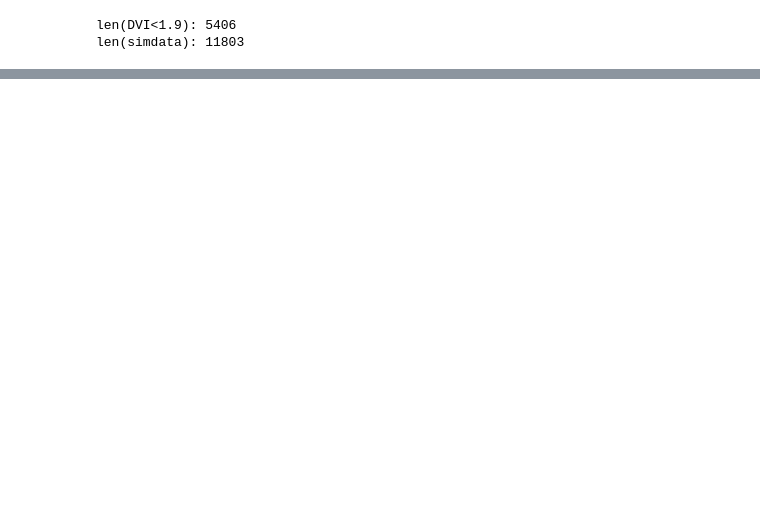
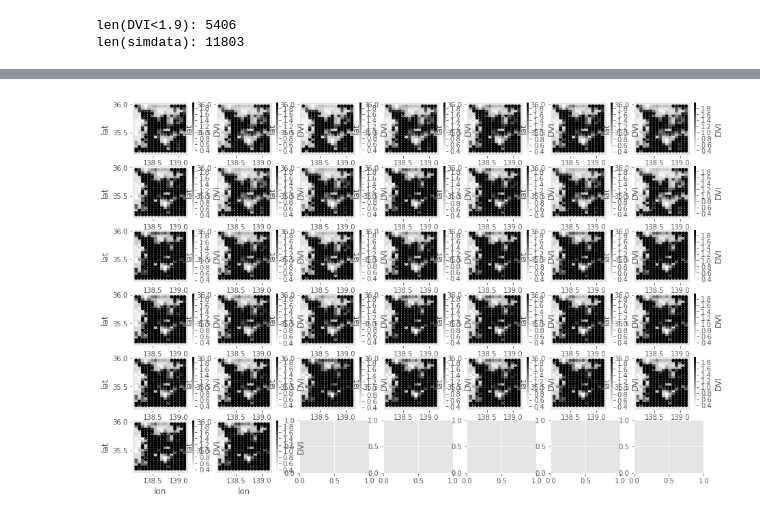
Before and after one commit to ky0on/simriw, a Jupyter notebook: plot.ipynb, the cells around one changed output, grey strips where cells are left out. Saved outputs shown, nothing was run; the diff lists cells and outputs as text; code cells hidden in the pictures; blank space fills up the shorter version.

Commit message:
disable map plot

```diff
--- a/plot.ipynb
+++ b/plot.ipynb
@@ -9,7 +9,6 @@ simdata = [pd.read_csv(csvpath) for csvpath in glob.glob('simdata/*.csv')]
 simdata = pd.concat(simdata, axis=0)
 # %%
 import folium
-from folium.plugins import HeatMap
 
 simdata_grouped = simdata.groupby(by=['meshcode', 'year']).DVI.max()
 print('len(DVI<1.9):', (simdata_grouped < 1.9).sum())
@@ -27,15 +26,23 @@ simdata = simdata_grouped.reset_index()
 simdata['lat'] = simdata.meshcode.astype(str).apply(meshcode2lat)
 simdata['lon'] = simdata.meshcode.astype(str).apply(meshcode2lon)
 
-for year in simdata.year.unique():
-    map = folium.Map([35.962500, 139.11875], tiles='stamentoner', zoom_start=8)
-    df = simdata[simdata.year == year]
-    df = df[['lat', 'lon', 'DVI']].copy()
-    df.dropna(how='any', inplace=True)
-    data = df.as_matrix().tolist()
-    HeatMap(data).add_to(map)
-    map.save(os.path.join('output', f'heatmap_{year}.html'))
-map
+fig, axes = plt.subplots(6, 7, figsize=(15, 10))
+for year, ax in zip(simdata.year.unique(), axes.flatten()):
+    #scatter plot
+    df = simdata[simdata.year == year].copy()
+    df.plot.scatter(x='lon', y='lat', c='DVI', ax=ax)
+
+    #scatter map plot
+    # map = folium.Map(location=[35.170833333333334, 138.18125], zoom_start=6)
+    # for i, row in df.iterrows():
+    #     folium.CircleMarker([row['lat'], row['lon']], radius=1,
+    #                 popup=str(row['DVI']), fill_color=row['DVI'], fill_opacity=0.5).add_to(map)
+    # map
+    # map.save(f'output/heatmap_{year}.html')
+    # break
+
+#show scatter
+plt.show()
 # %% [output]
 len(DVI<1.9): 5406
 len(simdata): 11803
@@ -42,0 +49 @@ len(simdata): 11803
+[figure, added]
```
Also changed, not shown: parts of 1 cell of this notebook.
